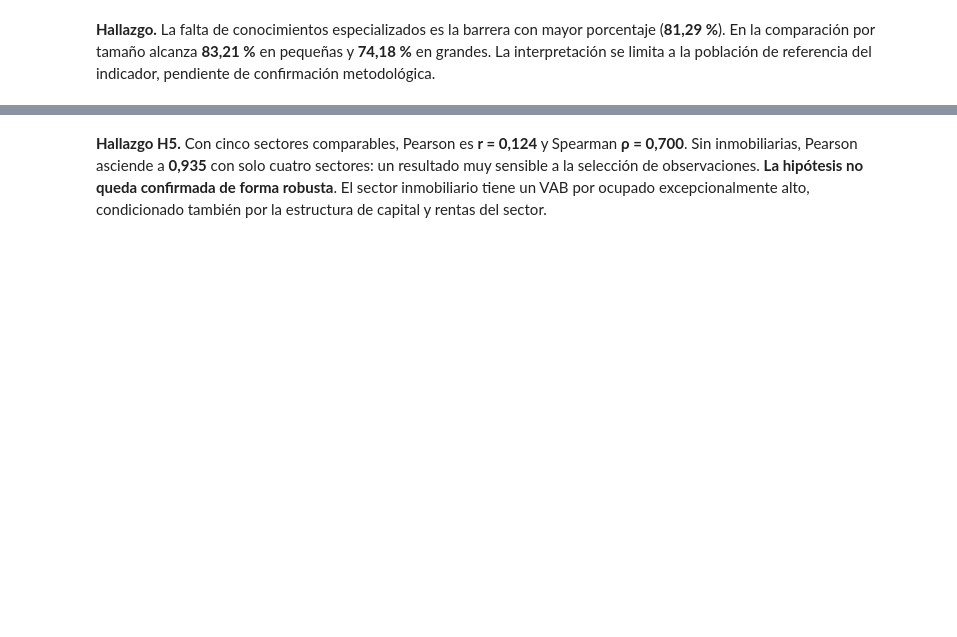
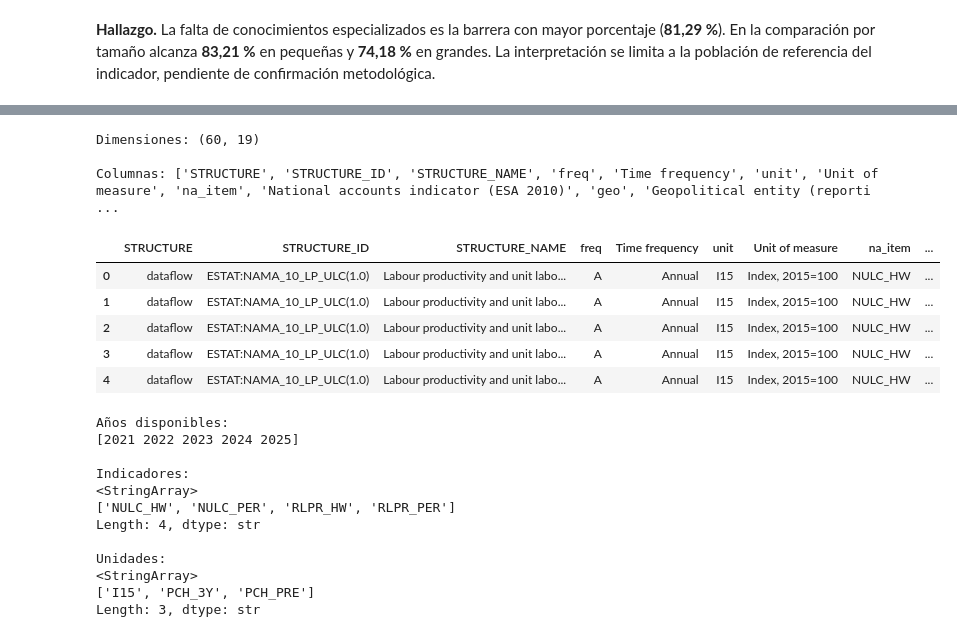
Before and after one commit to sarave-coder/EDA_IA_PRODUCTIVIDAD_ESPANA, a Jupyter notebook: main.ipynb, the cells around one changed output, grey strips where cells are left out. Saved outputs shown, nothing was run; the diff lists cells and outputs as text; code cells hidden in the pictures; blank space fills up the shorter version.

```diff
--- a/main.ipynb
+++ b/main.ipynb
@@ -1806,2 +1576,47 @@ plt.show()
-# %% [markdown]
-**Hallazgo H5.** Con cinco sectores comparables, Pearson es **r = 0,124** y Spearman **ρ = 0,700**. Sin inmobiliarias, Pearson asciende a **0,935** con solo cuatro sectores: un resultado muy sensible a la selección de observaciones. **La hipótesis no queda confirmada de forma robusta**. El sector inmobiliario tiene un VAB por ocupado excepcionalmente alto, condicionado también por la estructura de capital y rentas del sector.
+# %%
+# H5.1 - Cargar datos de productividad laboral
+
+archivo = DATA_PATH / "productividad_espana_evolucion.csv"
+
+if not archivo.is_file():
+    raise FileNotFoundError(
+        f"No se encontró {archivo.name} en {DATA_PATH}"
+    )
+
+df_prod_evolucion = pd.read_csv(archivo)
+
+print("Dimensiones:", df_prod_evolucion.shape)
+print("\nColumnas:", df_prod_evolucion.columns.tolist())
+
+display(df_prod_evolucion.head())
+
+print("\nAños disponibles:")
+print(df_prod_evolucion["TIME_PERIOD"].unique())
+
+print("\nIndicadores:")
+print(df_prod_evolucion["na_item"].unique())
+
+print("\nUnidades:")
+print(df_prod_evolucion["unit"].unique())
+# %% [output]
+Dimensiones: (60, 19)
+
+Columnas: ['STRUCTURE', 'STRUCTURE_ID', 'STRUCTURE_NAME', 'freq', 'Time frequency', 'unit', 'Unit of measure', 'na_item', 'National accounts indicator (ESA 2010)', 'geo', 'Geopolitical entity (reporti ...
+|  | STRUCTURE | STRUCTURE_ID | STRUCTURE_NAME | freq | Time frequency | unit | Unit of measure | na_item | ... |
+| 0 | dataflow | ESTAT:NAMA_10_LP_ULC(1.0) | Labour productivity and unit labo... | A | Annual | I15 | Index, 2015=100 | NULC_HW | ... |
+| 1 | dataflow | ESTAT:NAMA_10_LP_ULC(1.0) | Labour productivity and unit labo... | A | Annual | I15 | Index, 2015=100 | NULC_HW | ... |
+| 2 | dataflow | ESTAT:NAMA_10_LP_ULC(1.0) | Labour productivity and unit labo... | A | Annual | I15 | Index, 2015=100 | NULC_HW | ... |
+| 3 | dataflow | ESTAT:NAMA_10_LP_ULC(1.0) | Labour productivity and unit labo... | A | Annual | I15 | Index, 2015=100 | NULC_HW | ... |
+| 4 | dataflow | ESTAT:NAMA_10_LP_ULC(1.0) | Labour productivity and unit labo... | A | Annual | I15 | Index, 2015=100 | NULC_HW | ... |
+Años disponibles:
+[2021 2022 2023 2024 2025]
+
+Indicadores:
+<StringArray>
+['NULC_HW', 'NULC_PER', 'RLPR_HW', 'RLPR_PER']
+Length: 4, dtype: str
+
+Unidades:
+<StringArray>
+['I15', 'PCH_3Y', 'PCH_PRE']
+Length: 3, dtype: str
```
Also changed, not shown: parts of 13 cells of this notebook, 6 other files.
